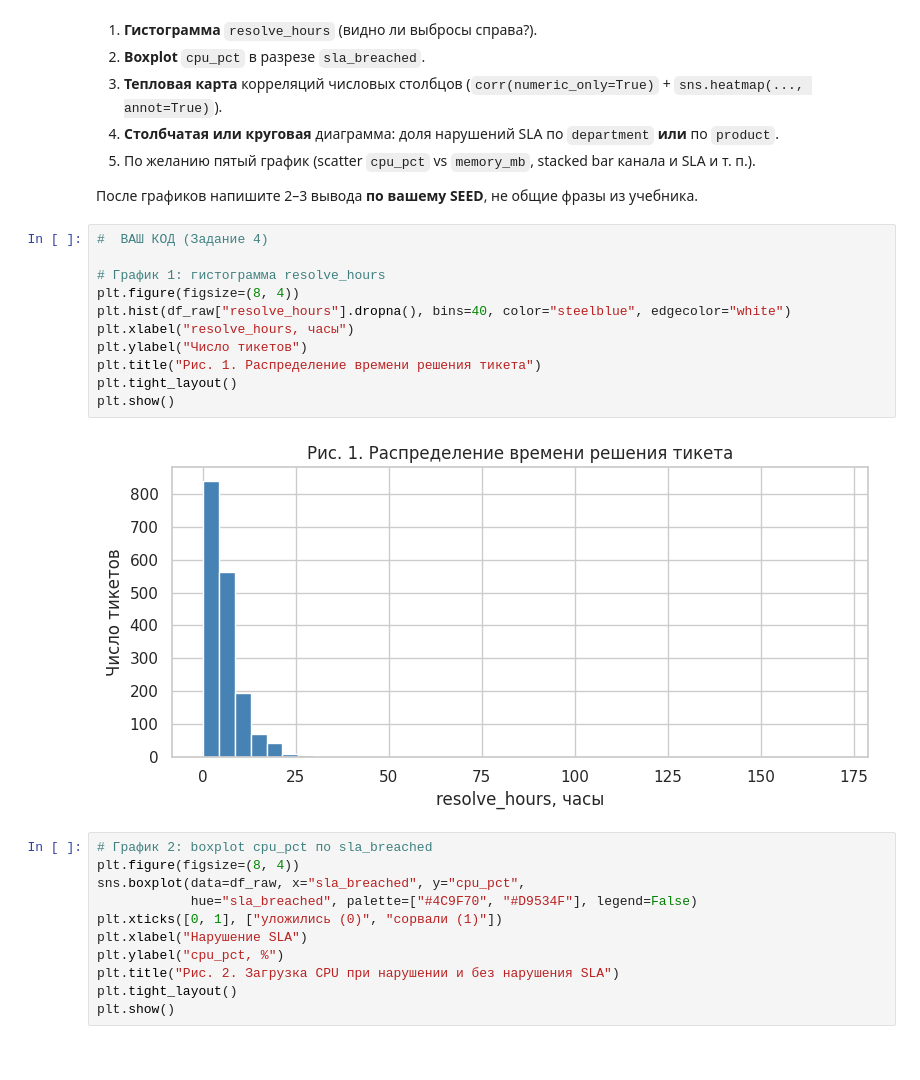
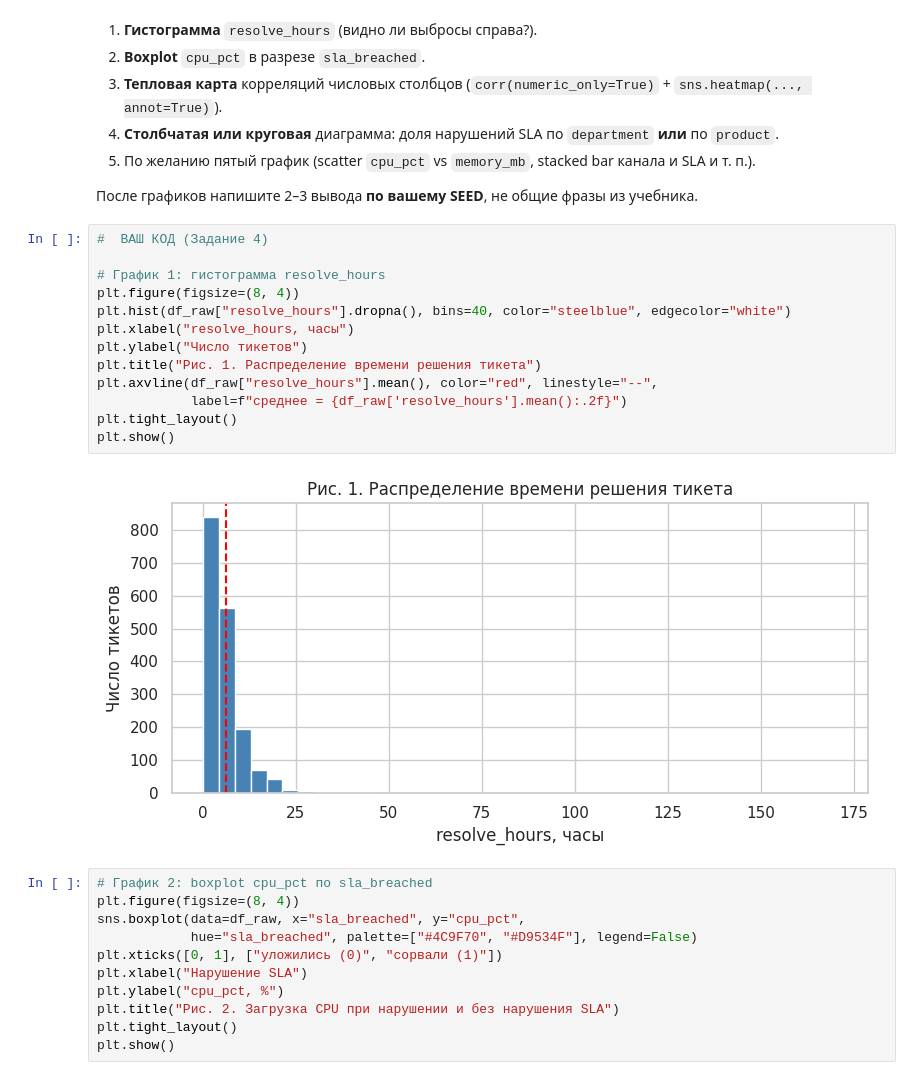
Before and after one commit to AstronomekDomansky/-.-1, a Jupyter notebook: СииБД4.ipynb, the cells around one changed output. Cells and saved outputs as stored; diff of their text form.

```diff
--- a/СииБД4.ipynb
+++ b/СииБД4.ipynb
@@ -200,16 +200,18 @@ plt.show()
 # %%
 #  ВАШ КОД (Задание 4)
 
 # График 1: гистограмма resolve_hours
 plt.figure(figsize=(8, 4))
 plt.hist(df_raw["resolve_hours"].dropna(), bins=40, color="steelblue", edgecolor="white")
 plt.xlabel("resolve_hours, часы")
 plt.ylabel("Число тикетов")
 plt.title("Рис. 1. Распределение времени решения тикета")
+plt.axvline(df_raw["resolve_hours"].mean(), color="red", linestyle="--",
+            label=f"среднее = {df_raw['resolve_hours'].mean():.2f}")
 plt.tight_layout()
 plt.show()
 # %% [output]
-[figure, old version]
+[figure, new version]
 # %%
 # График 2: boxplot cpu_pct по sla_breached
 plt.figure(figsize=(8, 4))
```
Also changed, not shown: parts of 1 cell of this notebook.
